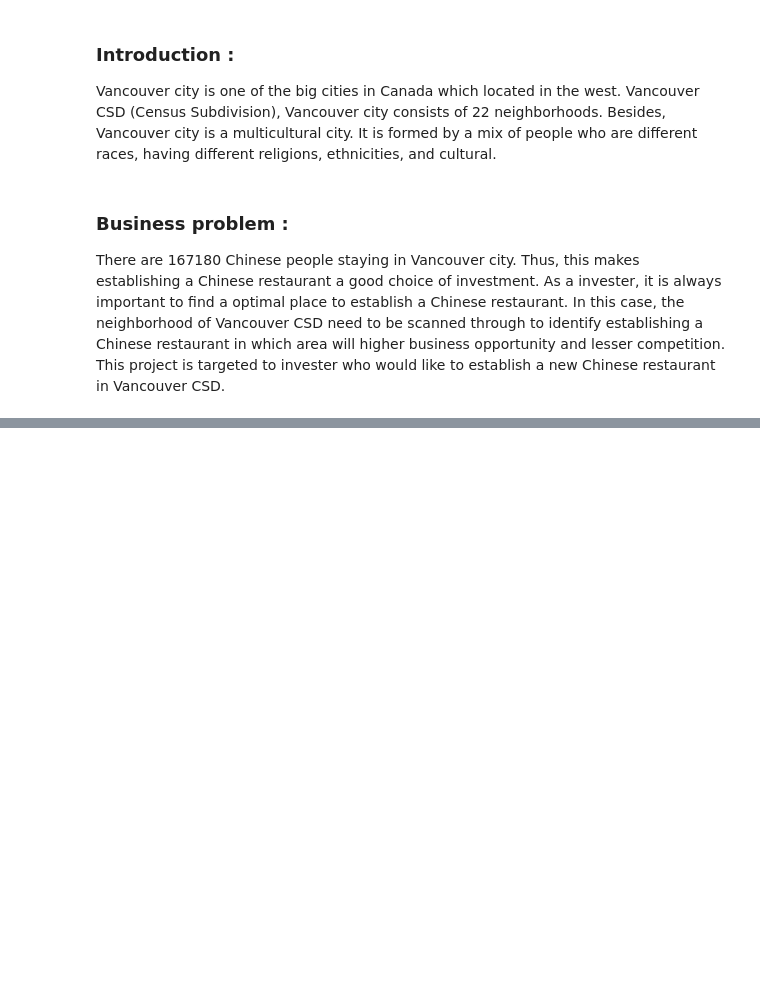
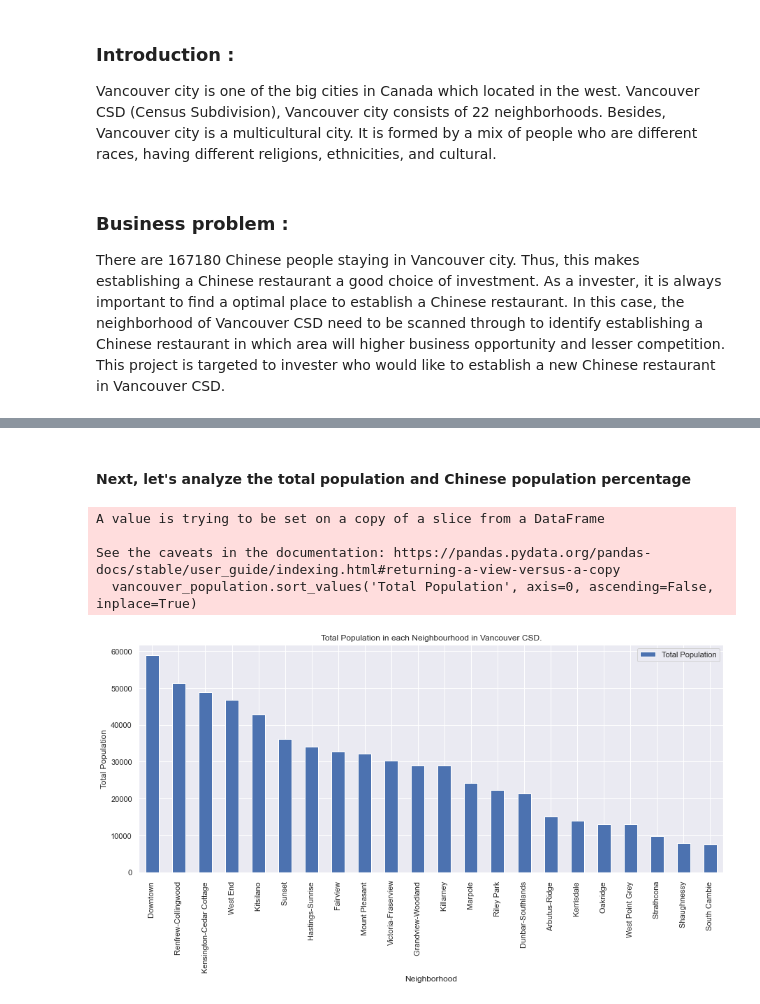
Before and after one commit to houng87/coursera-capstone-project, a Jupyter notebook: Location optimization for establishing a new Chinese restaurant in Vancouver.ipynb, the cells around one changed output, grey strips where cells are left out. Saved outputs shown, nothing was run; the diff lists cells and outputs as text; code cells hidden in the pictures; blank space fills up the shorter version.

```diff
--- a/Location optimization for establishing a new Chinese restaurant in Vancouver.ipynb
+++ b/Location optimization for establishing a new Chinese restaurant in Vancouver.ipynb
@@ -33,0 +572,3 @@ Example : To explore Arbutus Ridge neighborhood and identify the number of Chine
+# %%
+neighborhood['Chinese Restaurant'] = vancouver_grouped['Chinese Restaurant']
+neighborhood
@@ -33,0 +605,5 @@ Example : To explore Arbutus Ridge neighborhood and identify the number of Chine
+# %%
+# Reorder the columns of dataframe neighborhood
+new_cols = ['Neighborhood', 'Latitude', 'Longitude', 'Total Population', 'Percentage of Chinese Population', 'Median Household Income', 'Chinese Restaurant']
+neighborhood = neighborhood[new_cols]
+neighborhood
@@ -33,0 +663,19 @@ Example : To explore Arbutus Ridge neighborhood and identify the number of Chine
+# %% [markdown]
+#### Next, let's analyze the total population and Chinese population percentage
+# %%
+vancouver_population = neighborhood[['Neighborhood', 'Total Population']]
+vancouver_population.set_index('Neighborhood', inplace=True)
+vancouver_population.sort_values('Total Population', axis=0, ascending=False, inplace=True)
+vancouver_population.plot(kind='bar', figsize=(15, 6))
+
+plt.xlabel('Neighborhood') # add to x-label to the plot
+plt.ylabel('Total Population') # add y-label to the plot
+plt.title('Total Population in each Neighbourhood in Vancouver CSD.') # add title to the plot
+
+plt.show()
+# %% [output]
+A value is trying to be set on a copy of a slice from a DataFrame
+
+See the caveats in the documentation: https://pandas.pydata.org/pandas-docs/stable/user_guide/indexing.html#returning-a-view-versus-a-copy
+  vancouver_population.sort_values('Total Population', axis=0, ascending=False, inplace=True)
+[figure, added]
```
Also changed, not shown: parts of 86 cells of this notebook.
